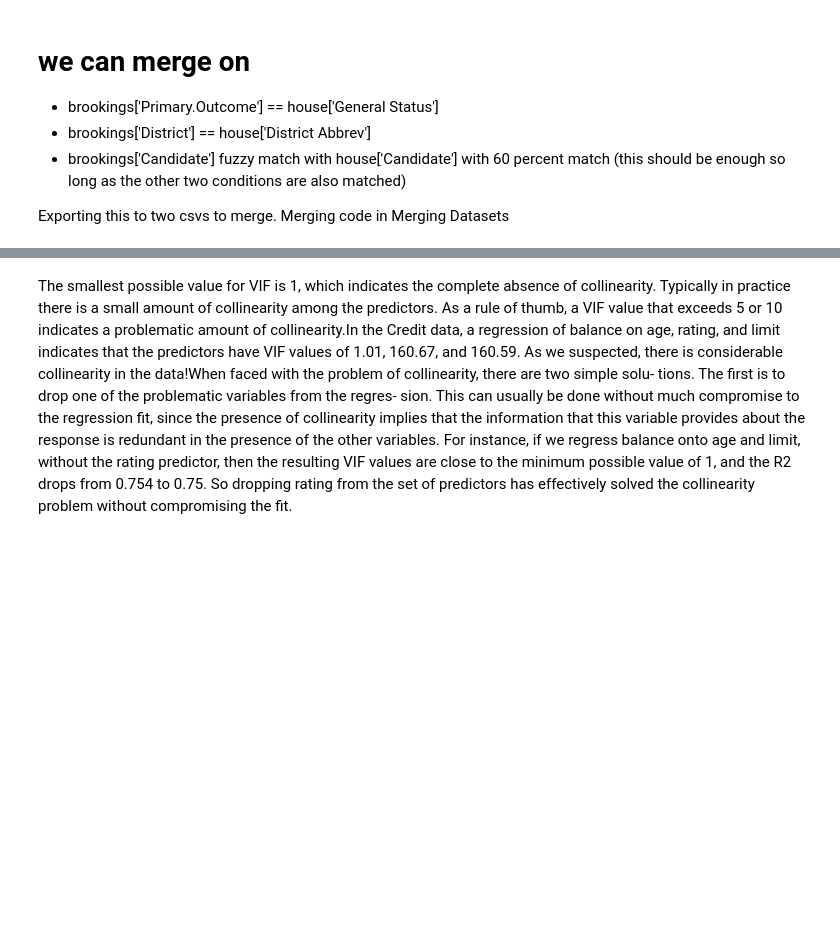
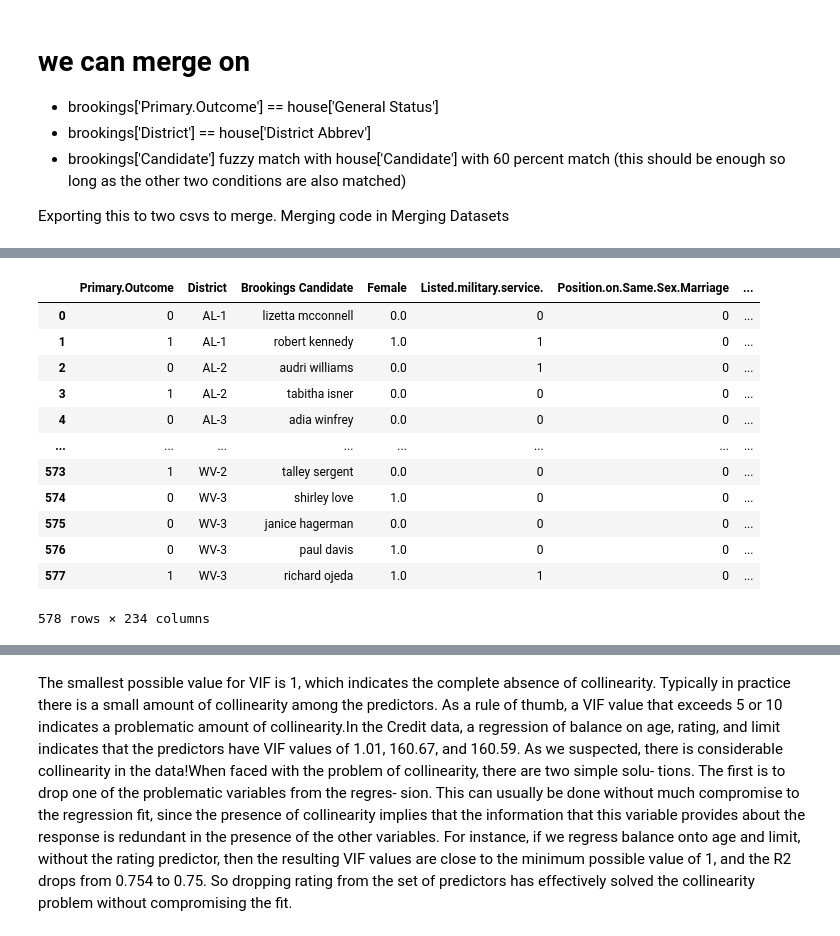
Before and after one commit to tetsu2001/102-project, a Jupyter notebook: sara/sara's eda.ipynb, the cells around one changed output, grey strips where cells are left out. Saved outputs shown, nothing was run; the diff lists cells and outputs as text; code cells hidden in the pictures; blank space fills up the shorter version.

```diff
--- a/sara/sara's eda.ipynb
+++ b/sara/sara's eda.ipynb
@@ -213,0 +329,20 @@ ohe_cols
+# %%
+ohe_this = new_df.copy()
+result = pd.get_dummies(ohe_this, columns=ohe_cols, dummy_na=True)
+#result.drop(axis=1)
+result = drop_columns(result, ohe_cols)
+result
+# %% [output]
+|  | Primary.Outcome | District | Brookings Candidate | Female | Listed.military.service. | Position.on.Same.Sex.Marriage | ... |
+| 0 | 0 | AL-1 | lizetta mcconnell | 0.0 | 0 | 0 | ... |
+| 1 | 1 | AL-1 | robert kennedy | 1.0 | 1 | 0 | ... |
+| 2 | 0 | AL-2 | audri williams | 0.0 | 1 | 0 | ... |
+| 3 | 1 | AL-2 | tabitha isner | 0.0 | 0 | 0 | ... |
+| 4 | 0 | AL-3 | adia winfrey | 0.0 | 0 | 0 | ... |
+| ... | ... | ... | ... | ... | ... | ... | ... |
+| 573 | 1 | WV-2 | talley sergent | 0.0 | 0 | 0 | ... |
+| 574 | 0 | WV-3 | shirley love | 1.0 | 0 | 0 | ... |
+| 575 | 0 | WV-3 | janice hagerman | 0.0 | 0 | 0 | ... |
+| 576 | 0 | WV-3 | paul davis | 1.0 | 0 | 0 | ... |
+| 577 | 1 | WV-3 | richard ojeda | 1.0 | 1 | 0 | ... |
+578 rows × 234 columns
```
Also changed, not shown: parts of 47 cells of this notebook, 4 other files.
